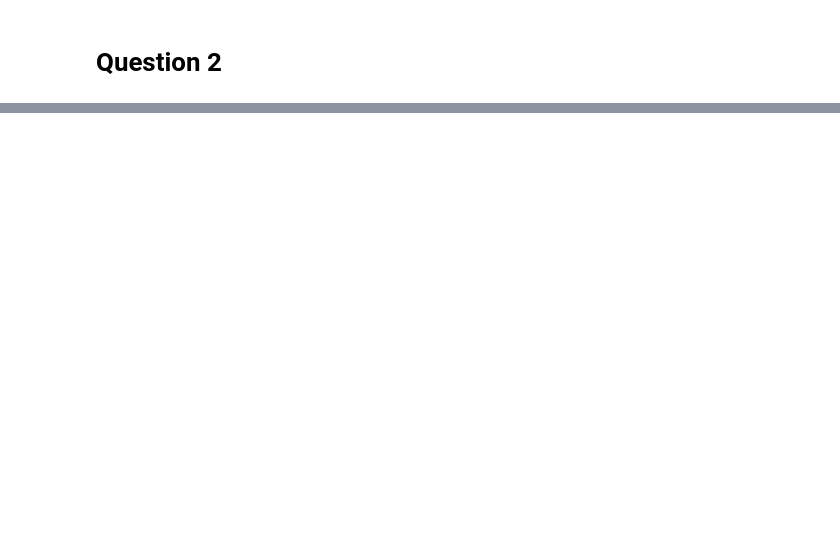
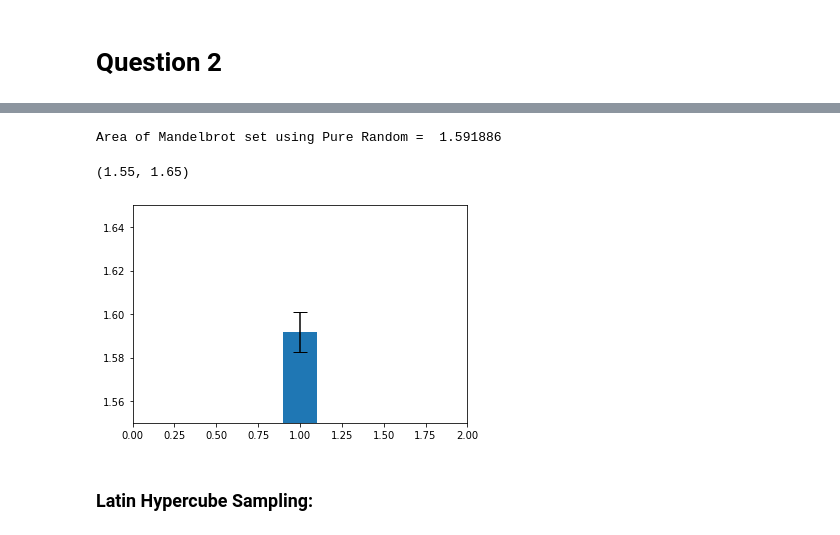
Before and after one commit to DaVinkie/StochSim, a Jupyter notebook: Mandelbrot.ipynb, the cells around one changed output, grey strips where cells are left out. Cells and saved outputs as stored; diff of their text form; code cells hidden in the pictures; blank space fills up the shorter version.

```diff
--- a/Mandelbrot.ipynb
+++ b/Mandelbrot.ipynb
@@ -139,0 +208,26 @@ monte_carlo_area(100000, 50, TOTAL_AREA)
+# %%
+#From previous analysis, we determined that 100 000 samples and 50 iterations
+#is a nice balance between accuracy and performance.
+
+S = 100000
+MAX_ITERATIONS = 50
+NR_OF_TESTS = 30                      #How many times we want to run a simulation
+TOTAL_AREA = 3*2                      #Area of the square
+# %%
+#Pure random sampling:
+pr_area_sum = np.array([monte_carlo_area(S, MAX_ITERATIONS, TOTAL_AREA) for r in range(NR_OF_TESTS)])
+pr_std = np.std(pr_area_sum)
+pr_area = np.mean(pr_area_sum)
+
+pr_ci = (1.96*pr_std)/pr_area
+# %%
+print('Area of Mandelbrot set using Pure Random = ', pr_area)
+plt.bar(1, pr_area, width=0.2, yerr=pr_ci, capsize=7)
+plt.xlim(0,2)
+plt.ylim(1.55,1.65)
+# %% [output]
+Area of Mandelbrot set using Pure Random =  1.591886
+(1.55, 1.65)
+[figure, added]
+# %% [markdown]
+### Latin Hypercube Sampling:
```
Also changed, not shown: parts of 21 cells of this notebook.
